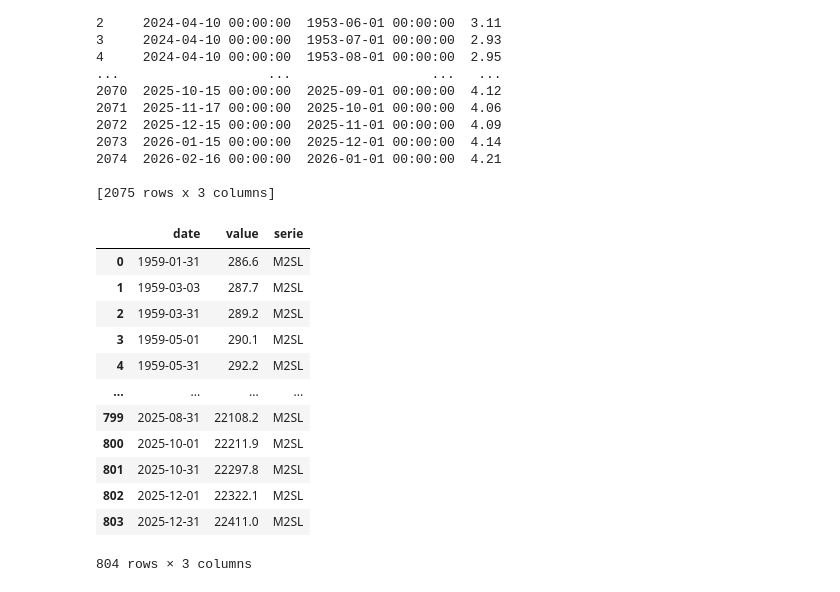
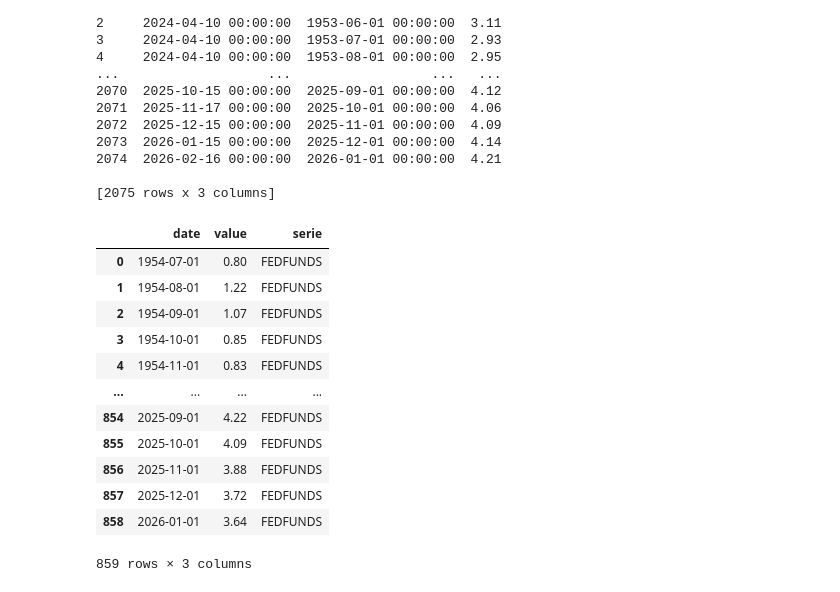
Before and after one commit to iagorivadulla/Market-Regime-ML-Meta-Labeling-System, a Jupyter notebook: src/explore.ipynb, the cells around one changed output. Cells and saved outputs as stored; diff of their text form; code cells hidden in the pictures.

```diff
--- a/src/explore.ipynb
+++ b/src/explore.ipynb
@@ -91,46 +91,46 @@ rate_lags = {
     'NFCI': 7,
     'ICSA': 5,  # Thursdays, covers prior week
 }
 
 def get_fred_data(serie):
     '''
     Process and store in the db the indicator
     '''
     #get the data
     data = fred.get_series(serie)
     #drop nan values
     data = data.dropna()
 
     if serie in rate_lags:
         data.index = data.index + pd.DateOffset(days=rate_lags[serie])
 
     # convert Series to DataFrame
     data = data.reset_index()
     data.columns = ['date', 'value']
 
     # remove timezone info
     data['date'] = pd.to_datetime(data['date']).dt.tz_localize(None)
 
     # add series name
     data['serie'] = serie
 
     return data
 
-get_fred_data('M2SL')
+get_fred_data('FEDFUNDS')
 # %% [output]
 |  | date | value | serie |
-| 0 | 1959-01-31 | 286.6 | M2SL |
-| 1 | 1959-03-03 | 287.7 | M2SL |
-| 2 | 1959-03-31 | 289.2 | M2SL |
-| 3 | 1959-05-01 | 290.1 | M2SL |
-| 4 | 1959-05-31 | 292.2 | M2SL |
+| 0 | 1954-07-01 | 0.80 | FEDFUNDS |
+| 1 | 1954-08-01 | 1.22 | FEDFUNDS |
+| 2 | 1954-09-01 | 1.07 | FEDFUNDS |
+| 3 | 1954-10-01 | 0.85 | FEDFUNDS |
+| 4 | 1954-11-01 | 0.83 | FEDFUNDS |
 | ... | ... | ... | ... |
-| 799 | 2025-08-31 | 22108.2 | M2SL |
-| 800 | 2025-10-01 | 22211.9 | M2SL |
-| 801 | 2025-10-31 | 22297.8 | M2SL |
-| 802 | 2025-12-01 | 22322.1 | M2SL |
-| 803 | 2025-12-31 | 22411.0 | M2SL |
+| 854 | 2025-09-01 | 4.22 | FEDFUNDS |
+| 855 | 2025-10-01 | 4.09 | FEDFUNDS |
+| 856 | 2025-11-01 | 3.88 | FEDFUNDS |
+| 857 | 2025-12-01 | 3.72 | FEDFUNDS |
+| 858 | 2026-01-01 | 3.64 | FEDFUNDS |
-804 rows × 3 columns
+859 rows × 3 columns
 # %%
 engine = db.create_engine('sqlite:///../data/data.db')
 with engine.connect() as conn:
```
Also changed, not shown: parts of 4 cells of this notebook, 2 other files.
